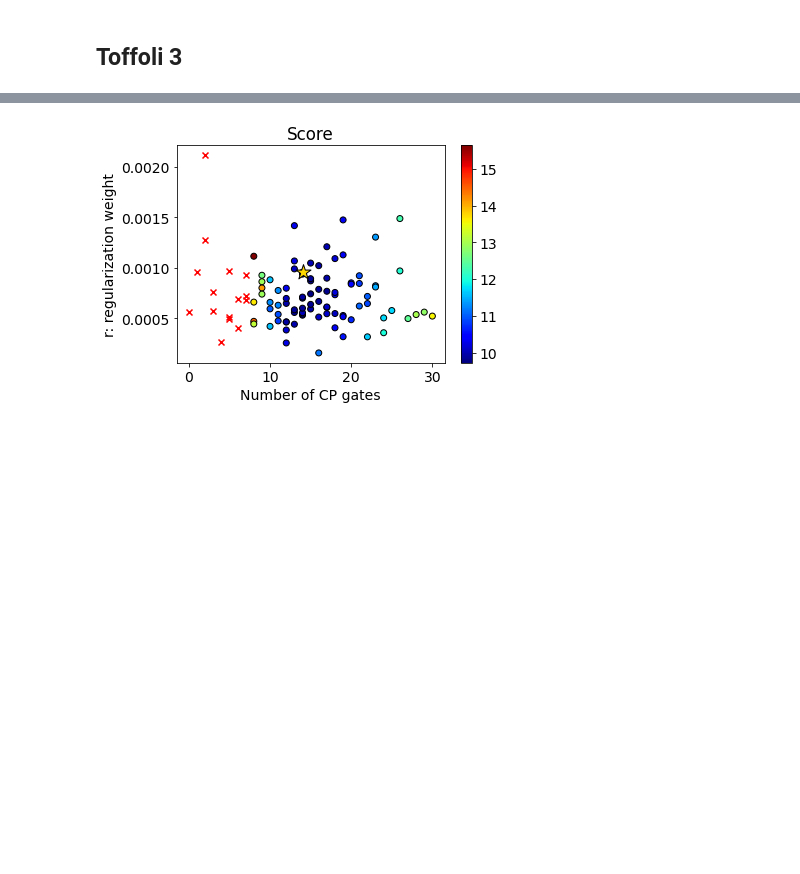
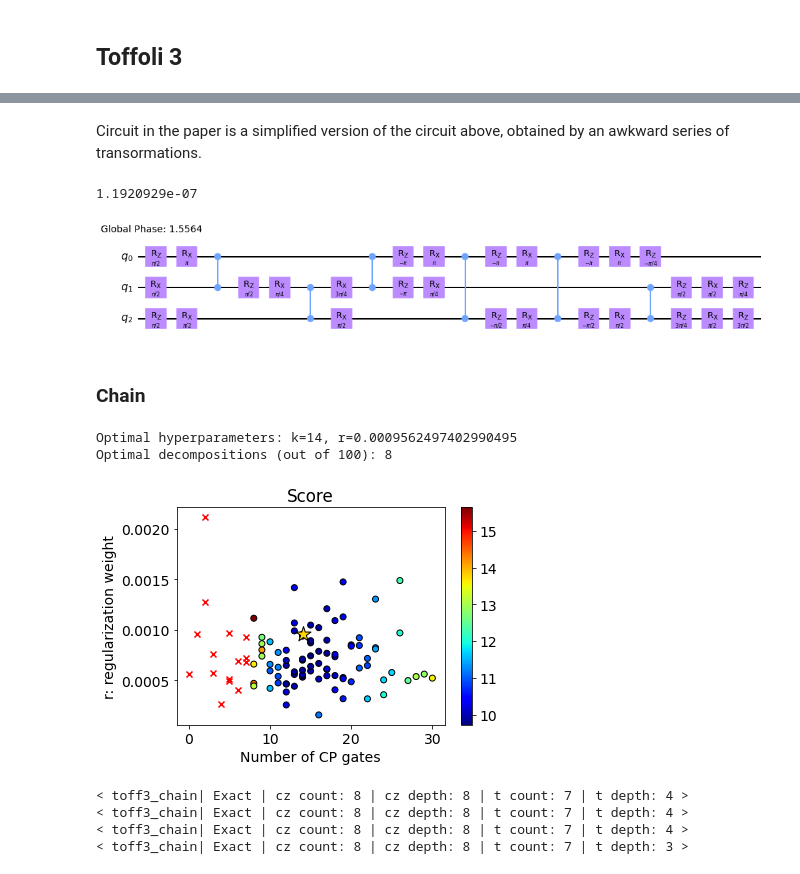
Before and after one commit to idnm/cpflow, a Jupyter notebook: paper/peppar.ipynb, the cells around one changed output, grey strips where cells are left out. Saved outputs shown, nothing was run; the diff lists cells and outputs as text; code cells hidden in the pictures; blank space fills up the shorter version.

```diff
--- a/paper/peppar.ipynb
+++ b/paper/peppar.ipynb
@@ -159,5 +191,48 @@ results.plot_trials()
+# %% [markdown]
+Circuit in the paper is a simplified version of the circuit above, obtained by an awkward series of transormations.
+# %%
+qx = convert_to_ZXZ(best_circ)
+qx = move_all_rgates(qx)
+qx = merge_all_rgates(qx)
+qx = remove_zero_rgates(qx)
+qx = merge_all_rgates(qx)
+
+print(cost_HST(Operator(qx.reverse_bits()).data,u_toff3))
+
+qx.draw(output='mpl')
+# %% [output]
+1.1920929e-07
+[figure, added]
+# %% [markdown]
+### Chain
 # %%
 results = Results.load('data/toff3_chain')
+k_best, r_best = results.best_hyperparameters()[0]
+optimal_decompositions = [d for d in results.decompositions if d.cz_count==8]
+print(f'Optimal hyperparameters: k={k_best}, r={r_best}')
+print(f'Optimal decompositions (out of 100): {len(optimal_decompositions)-1}')
 results.plot_trials()
+plt.savefig('figures/toff3_trials_chain', dpi=1000, bbox_inches='tight')
 # %% [output]
+Optimal hyperparameters: k=14, r=0.0009562497402990495
+Optimal decompositions (out of 100): 8
 [figure]
+# %%
+best_cz_count_circ = min(results.decompositions, key=lambda d: d.cz_count)
+best_cz_depth_circ = min(results.decompositions, key=lambda d: d.cz_depth)
+
+exact_decompositions = [d for d in results.decompositions if d.t_count is not None]
+best_t_count_circ = min(exact_decompositions, key=lambda d: d.t_count)
+best_t_depth_circ = min(exact_decompositions, key=lambda d: d.t_depth)
+
+best_circ = best_t_depth_circ.circuit
+
+print(best_cz_count_circ)
+print(best_cz_depth_circ)
+print(best_t_count_circ)
+print(best_t_depth_circ)
+# %% [output]
+< toff3_chain| Exact | cz count: 8 | cz depth: 8 | t count: 7 | t depth: 4 >
+< toff3_chain| Exact | cz count: 8 | cz depth: 8 | t count: 7 | t depth: 4 >
+< toff3_chain| Exact | cz count: 8 | cz depth: 8 | t count: 7 | t depth: 4 >
+< toff3_chain| Exact | cz count: 8 | cz depth: 8 | t count: 7 | t depth: 3 >
```
Also changed, not shown: parts of 6 cells of this notebook, 2 other files.
